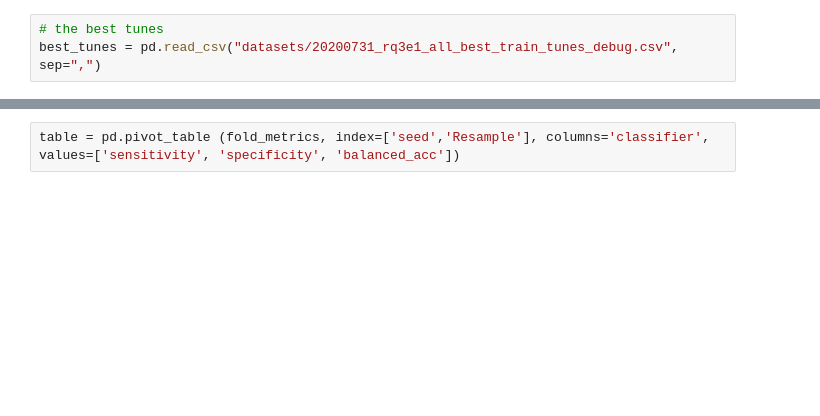
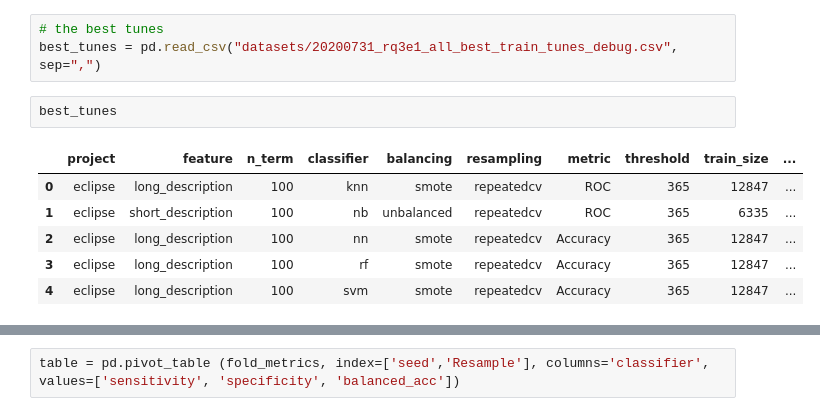
Before and after one commit to gomesluiz/my-doctorate, a Jupyter notebook: projects/long-lived-bug-prediction/machine-learning/source/20200731_long_lived_prediction_rq4_data_analysis.ipynb, the cells around one changed output, grey strips where cells are left out. Drawn from its saved outputs; the diff is of its cells as text; blank space fills up the shorter version.

```diff
--- a/projects/long-lived-bug-prediction/machine-learning/source/20200731_long_lived_prediction_rq4_data_analysis.ipynb
+++ b/projects/long-lived-bug-prediction/machine-learning/source/20200731_long_lived_prediction_rq4_data_analysis.ipynb
@@ -189,4 +165,13 @@ Class2     13    663
 # %%
 # the best tunes
 best_tunes = pd.read_csv("datasets/20200731_rq3e1_all_best_train_tunes_debug.csv",  sep=",")
+# %%
+best_tunes
+# %% [output]
+|  | project | feature | n_term | classifier | balancing | resampling | metric | threshold | train_size | ... |
+| 0 | eclipse | long_description | 100 | knn | smote | repeatedcv | ROC | 365 | 12847 | ... |
+| 1 | eclipse | short_description | 100 | nb | unbalanced | repeatedcv | ROC | 365 | 6335 | ... |
+| 2 | eclipse | long_description | 100 | nn | smote | repeatedcv | Accuracy | 365 | 12847 | ... |
+| 3 | eclipse | long_description | 100 | rf | smote | repeatedcv | Accuracy | 365 | 12847 | ... |
+| 4 | eclipse | long_description | 100 | svm | smote | repeatedcv | Accuracy | 365 | 12847 | ... |
 # %%
```
Also changed, not shown: parts of 11 cells of this notebook, 3 other files.
